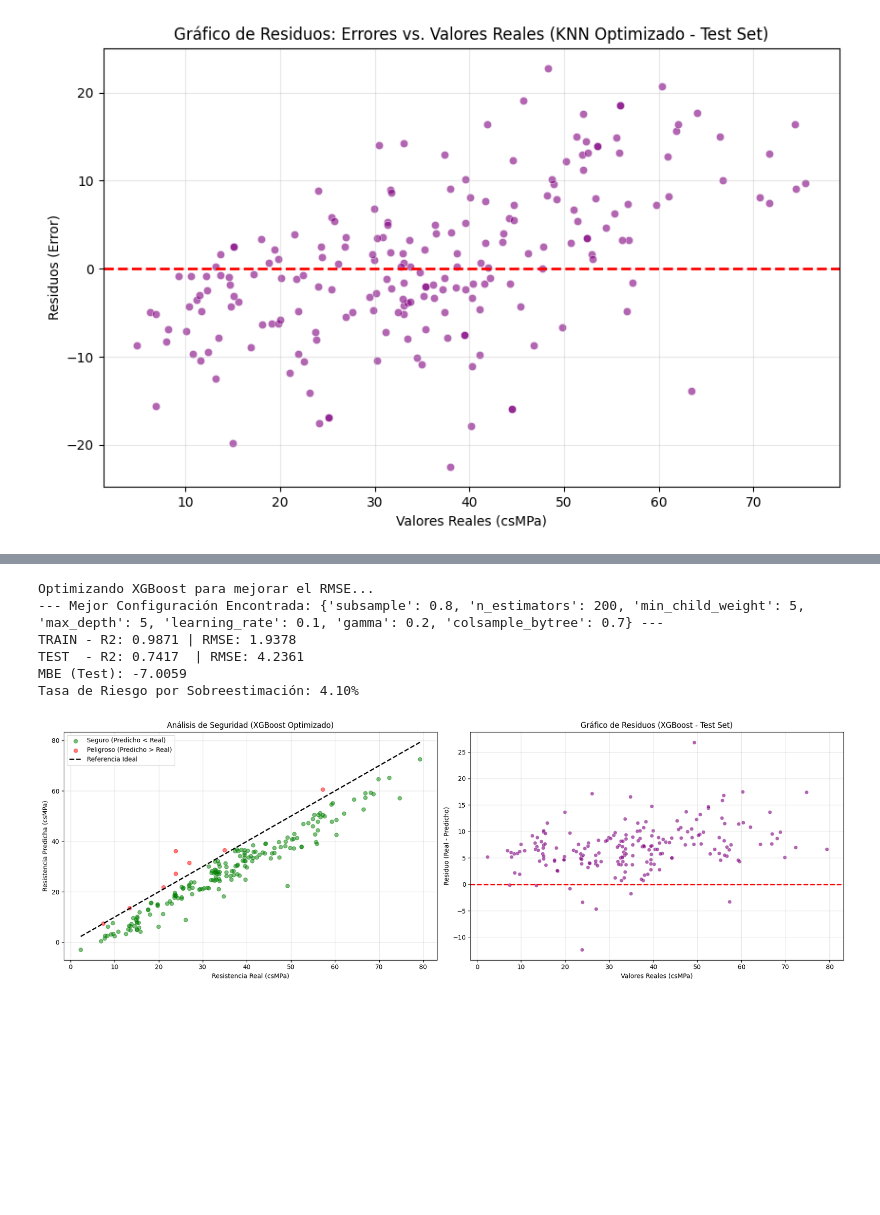
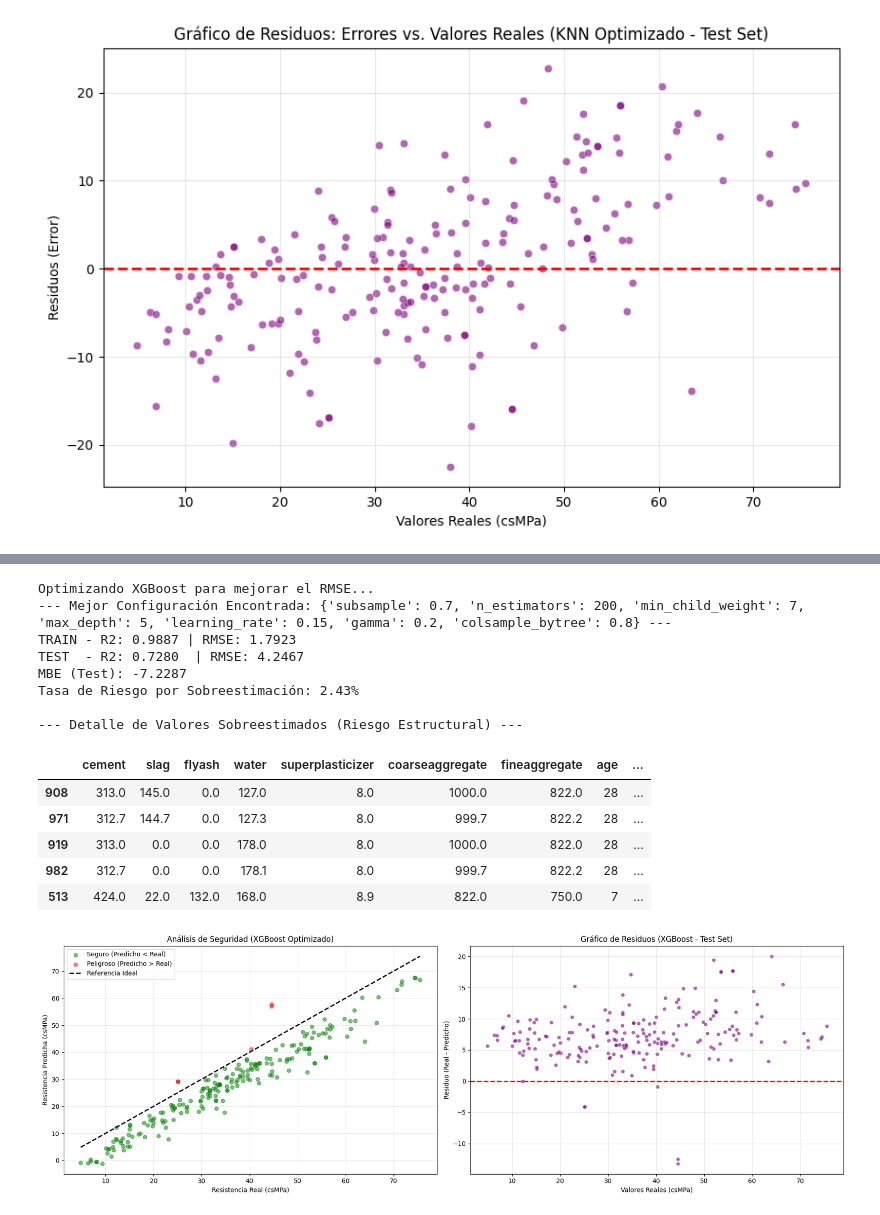
Before and after one commit to Santibareiro27/Inteligencia-Computacional, a Jupyter notebook: RA1_LAB1/Laboratorio_N°1_3.ipynb, the cells around one changed output, grey strips where cells are left out. Drawn from its saved outputs; the diff is of its cells as text; code cells hidden in the pictures; blank space fills up the shorter version.

```diff
--- a/RA1_LAB1/Laboratorio_N°1_3.ipynb
+++ b/RA1_LAB1/Laboratorio_N°1_3.ipynb
@@ -597,10 +606,10 @@ Tasa de Riesgo por Sobreestimación: 48.54%
 # 1. Definir la malla de hiperparametros para Random Forest
 param_dist = {
     'n_estimators': [100, 200, 300, 400],
-    'max_depth': [10, 15, 20],
+    'max_depth': [5, 8, 10],
     'min_samples_split': [2, 5, 10],
-    'min_samples_leaf': [2, 4, 8, 16],
-    'max_features': ['sqrt', 'log2', None]
+    'min_samples_leaf': [8, 16, 32],
+    'max_features': ['sqrt', 'log2', 0.5]
 }
 
 # 2. Configurar RandomizedSearchCV
@@ -733,37 +743,53 @@ print(f"--- Mejor Configuración Encontrada: {xgb_random.best_params_} ---")
 print(f"TRAIN - R2: {r2_xgb_train:.4f} | RMSE: {rmse_xgb_train:.4f}")
 print(f"TEST  - R2: {r2_xgb_test:.4f}  | RMSE: {rmse_xgb_test:.4f}")
 print(f"MBE (Test): {mbe_xgb_test:.4f}")
 print(f"Tasa de Riesgo por Sobreestimación: {risk_rate:.2f}%")
 
-# 7. Visualización de Seguridad y Residuos
+# 7. Mostrar valores sobreestimados (Casos críticos)
+print("\n--- Detalle de Valores Sobreestimados (Riesgo Estructural) ---")
+overestimated_details = X_test[overestimation_mask].copy()
+overestimated_details['Real_csMPa'] = y_test[overestimation_mask]
+overestimated_details['Predicho_Safe_csMPa'] = y_pred_xgb_test_safe[overestimation_mask]
+overestimated_details['Exceso_csMPa'] = overestimated_details['Predicho_Safe_csMPa'] - overestimated_details['Real_csMPa']
+display(overestimated_details.sort_values(by='Exceso_csMPa', ascending=False))
+
+# 8. Visualización de Seguridad y Residuos
 fig, axes = plt.subplots(1, 2, figsize=(18, 6))
 
 # Gráfico A: Seguridad Estructural (Reales vs Predichos)
 axes[0].scatter(y_test[~overestimation_mask], y_pred_xgb_test_safe[~overestimation_mask], color='green', alpha=0.5, label='Seguro (Predicho < Real)')
 axes[0].scatter(y_test[overestimation_mask], y_pred_xgb_test_safe[overestimation_mask], color='red', alpha=0.5, label='Peligroso (Predicho > Real)')
 axes[0].plot([y_test.min(), y_test.max()], [y_test.min(), y_test.max()], 'k--', lw=2, label='Referencia Ideal')
 axes[0].set_title('Análisis de Seguridad (XGBoost Optimizado)')
 axes[0].set_xlabel('Resistencia Real (csMPa)')
 axes[0].set_ylabel('Resistencia Predicha (csMPa)')
 axes[0].legend()
 axes[0].grid(True, alpha=0.3)
 
 # Gráfico B: Gráfico de Residuos
 residuals_xgb = y_test - y_pred_xgb_test_safe
 sns.scatterplot(x=y_test, y=residuals_xgb, alpha=0.6, color='purple', ax=axes[1])
 axes[1].axhline(y=0, color='red', linestyle='--', lw=2)
 axes[1].set_title('Gráfico de Residuos (XGBoost - Test Set)')
 axes[1].set_xlabel('Valores Reales (csMPa)')
 axes[1].set_ylabel('Residuo (Real - Predicho)')
 axes[1].grid(True, alpha=0.3)
 
 plt.tight_layout()
 plt.show()
 # %% [output]
 Optimizando XGBoost para mejorar el RMSE...
---- Mejor Configuración Encontrada: {'subsample': 0.8, 'n_estimators': 200, 'min_child_weight': 5, 'max_depth': 5, 'learning_rate': 0.1, 'gamma': 0.2, 'colsample_bytree': 0.7} ---
-TRAIN - R2: 0.9871 | RMSE: 1.9378
-TEST  - R2: 0.7417  | RMSE: 4.2361
-MBE (Test): -7.0059
-Tasa de Riesgo por Sobreestimación: 4.10%
+--- Mejor Configuración Encontrada: {'subsample': 0.7, 'n_estimators': 200, 'min_child_weight': 7, 'max_depth': 5, 'learning_rate': 0.15, 'gamma': 0.2, 'colsample_bytree': 0.8} ---
+TRAIN - R2: 0.9887 | RMSE: 1.7923
+TEST  - R2: 0.7280  | RMSE: 4.2467
+MBE (Test): -7.2287
+Tasa de Riesgo por Sobreestimación: 2.43%
+
+--- Detalle de Valores Sobreestimados (Riesgo Estructural) ---
+|  | cement | slag | flyash | water | superplasticizer | coarseaggregate | fineaggregate | age | ... |
+| 908 | 313.0 | 145.0 | 0.0 | 127.0 | 8.0 | 1000.0 | 822.0 | 28 | ... |
+| 971 | 312.7 | 144.7 | 0.0 | 127.3 | 8.0 | 999.7 | 822.2 | 28 | ... |
+| 919 | 313.0 | 0.0 | 0.0 | 178.0 | 8.0 | 1000.0 | 822.0 | 28 | ... |
+| 982 | 312.7 | 0.0 | 0.0 | 178.1 | 8.0 | 999.7 | 822.2 | 28 | ... |
+| 513 | 424.0 | 22.0 | 132.0 | 168.0 | 8.9 | 822.0 | 750.0 | 7 | ... |
-[figure, old version]
+[figure, new version]
```
Also changed, not shown: parts of 6 cells of this notebook.
